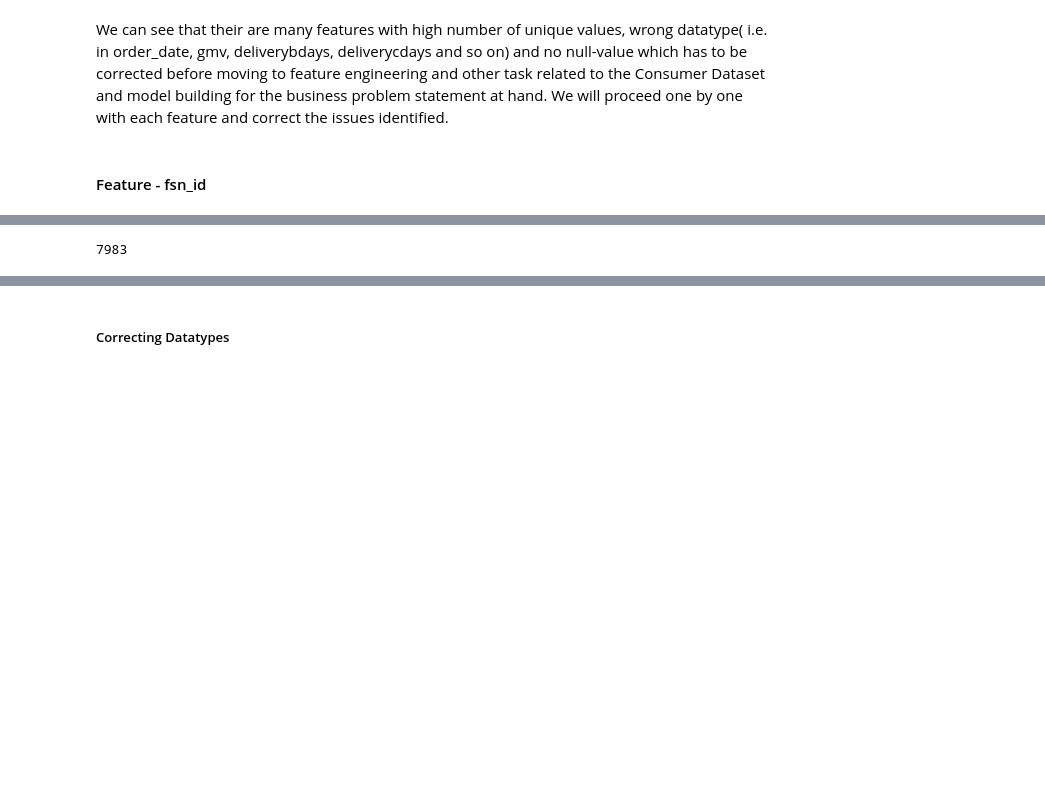
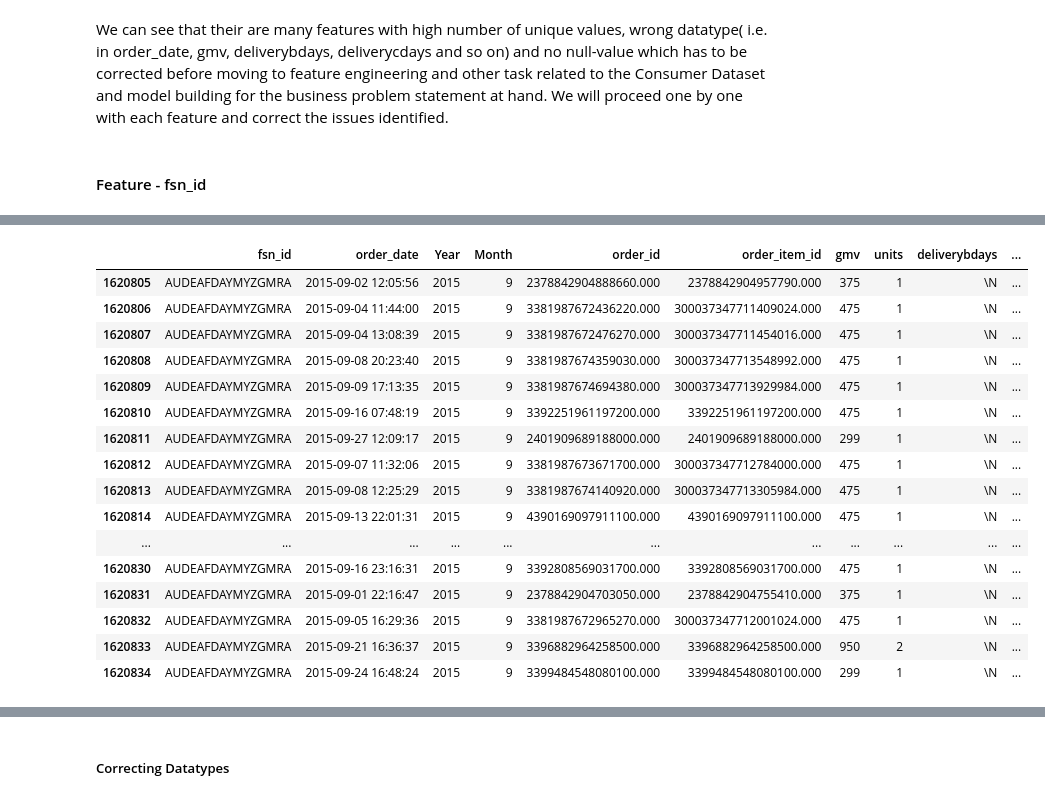
Before and after one commit to Singhal-Piyush/Ecommerce_Marketing_Mix_Model, a Jupyter notebook: notebooks/MMM_E-Commerce_Notebook.ipynb, the cells around one changed output, grey strips where cells are left out. Drawn from its saved outputs; the diff is of its cells as text; code cells hidden in the pictures; blank space fills up the shorter version.

```diff
--- a/notebooks/MMM_E-Commerce_Notebook.ipynb
+++ b/notebooks/MMM_E-Commerce_Notebook.ipynb
@@ -359,4 +362,20 @@ consumer_dataset
 # %%
-consumer_dataset[consumer_dataset['fsn_id']=='ACCDH7MFZJGRWJCW'].value_counts().sum()
+consumer_dataset[(consumer_dataset['fsn_id']=='AUDEAFDAYMYZGMRA') & (consumer_dataset[consumer_dataset['fsn_id'] == 'AUDEAFDAYMYZGMRA'].duplicated(subset = ['order_date','order_id']))]
 # %% [output]
-7983
+|  | fsn_id | order_date | Year | Month | order_id | order_item_id | gmv | units | deliverybdays | ... |
+| 1620805 | AUDEAFDAYMYZGMRA | 2015-09-02 12:05:56 | 2015 | 9 | 2378842904888660.000 | 2378842904957790.000 | 375 | 1 | \N | ... |
+| 1620806 | AUDEAFDAYMYZGMRA | 2015-09-04 11:44:00 | 2015 | 9 | 3381987672436220.000 | 300037347711409024.000 | 475 | 1 | \N | ... |
+| 1620807 | AUDEAFDAYMYZGMRA | 2015-09-04 13:08:39 | 2015 | 9 | 3381987672476270.000 | 300037347711454016.000 | 475 | 1 | \N | ... |
+| 1620808 | AUDEAFDAYMYZGMRA | 2015-09-08 20:23:40 | 2015 | 9 | 3381987674359030.000 | 300037347713548992.000 | 475 | 1 | \N | ... |
+| 1620809 | AUDEAFDAYMYZGMRA | 2015-09-09 17:13:35 | 2015 | 9 | 3381987674694380.000 | 300037347713929984.000 | 475 | 1 | \N | ... |
+| 1620810 | AUDEAFDAYMYZGMRA | 2015-09-16 07:48:19 | 2015 | 9 | 3392251961197200.000 | 3392251961197200.000 | 475 | 1 | \N | ... |
+| 1620811 | AUDEAFDAYMYZGMRA | 2015-09-27 12:09:17 | 2015 | 9 | 2401909689188000.000 | 2401909689188000.000 | 299 | 1 | \N | ... |
+| 1620812 | AUDEAFDAYMYZGMRA | 2015-09-07 11:32:06 | 2015 | 9 | 3381987673671700.000 | 300037347712784000.000 | 475 | 1 | \N | ... |
+| 1620813 | AUDEAFDAYMYZGMRA | 2015-09-08 12:25:29 | 2015 | 9 | 3381987674140920.000 | 300037347713305984.000 | 475 | 1 | \N | ... |
+| 1620814 | AUDEAFDAYMYZGMRA | 2015-09-13 22:01:31 | 2015 | 9 | 4390169097911100.000 | 4390169097911100.000 | 475 | 1 | \N | ... |
+| ... | ... | ... | ... | ... | ... | ... | ... | ... | ... | ... |
+| 1620830 | AUDEAFDAYMYZGMRA | 2015-09-16 23:16:31 | 2015 | 9 | 3392808569031700.000 | 3392808569031700.000 | 475 | 1 | \N | ... |
+| 1620831 | AUDEAFDAYMYZGMRA | 2015-09-01 22:16:47 | 2015 | 9 | 2378842904703050.000 | 2378842904755410.000 | 375 | 1 | \N | ... |
+| 1620832 | AUDEAFDAYMYZGMRA | 2015-09-05 16:29:36 | 2015 | 9 | 3381987672965270.000 | 300037347712001024.000 | 475 | 1 | \N | ... |
+| 1620833 | AUDEAFDAYMYZGMRA | 2015-09-21 16:36:37 | 2015 | 9 | 3396882964258500.000 | 3396882964258500.000 | 950 | 2 | \N | ... |
+| 1620834 | AUDEAFDAYMYZGMRA | 2015-09-24 16:48:24 | 2015 | 9 | 3399484548080100.000 | 3399484548080100.000 | 299 | 1 | \N | ... |
```
Also changed, not shown: parts of 26 cells of this notebook.
